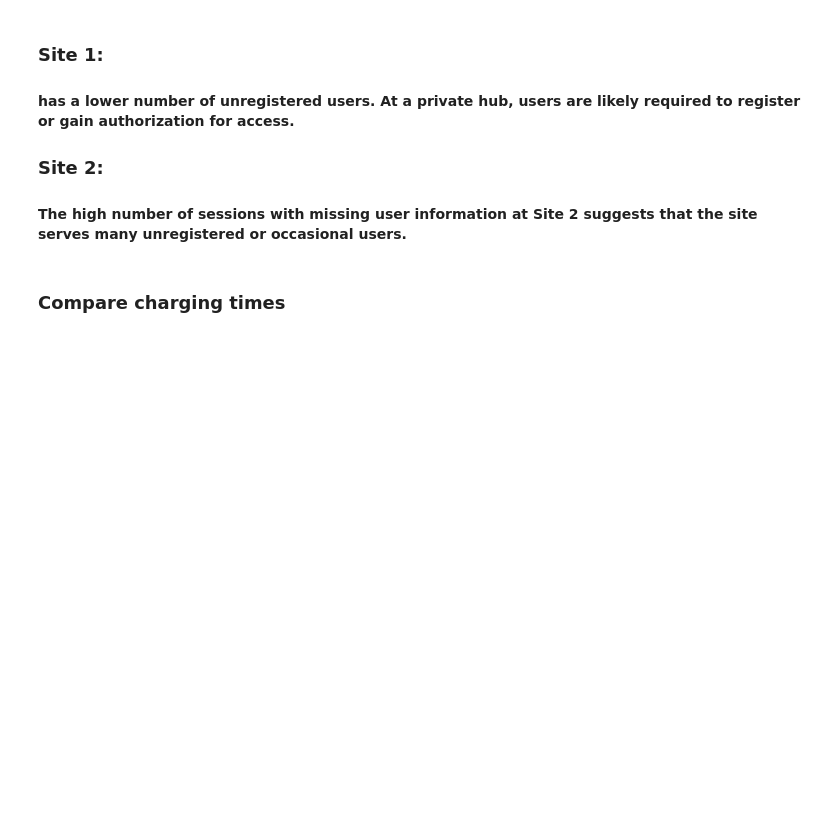
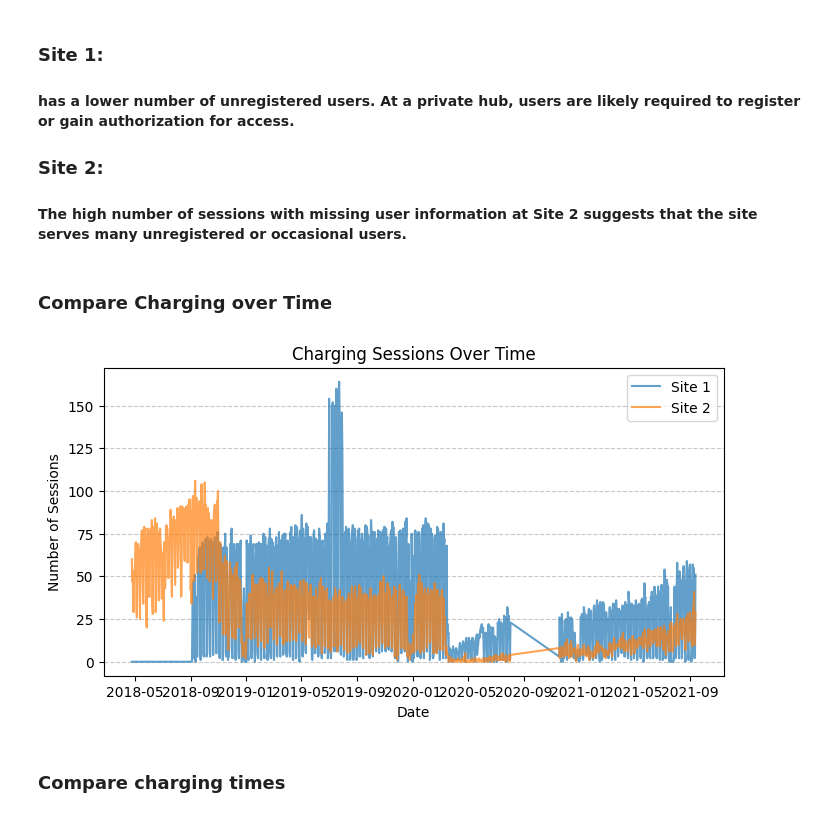
Before and after one commit to JanRkck/AA24, a Jupyter notebook: SiteCharacteristics.ipynb, the cells around one changed output. Drawn from its saved outputs; the diff is of its cells as text; code cells hidden in the pictures; blank space fills up the shorter version.

```diff
--- a/SiteCharacteristics.ipynb
+++ b/SiteCharacteristics.ipynb
@@ -39,6 +41,26 @@ Name: userID_missing, dtype: int64
 #### has a lower number of unregistered users. At a private hub, users are likely required to register or gain authorization for access.
 ### Site 2:
 #### The high number of sessions with missing user information at Site 2 suggests that the site serves many unregistered or occasional users.
+# %% [markdown]
+### Compare Charging over Time
+# %%
+df['connection_date'] = df['connectionTime'].dt.date
+
+# Aggregate charging sessions per day
+charging_sessions_per_day = df.groupby(['connection_date', 'siteID']).size().unstack(fill_value=0)
+
+# Plot charging sessions over time
+plt.figure(figsize=(8, 4))
+for siteID in charging_sessions_per_day.columns:
+    charging_sessions_per_day[siteID].plot(label=f'Site {siteID}', alpha=0.7)
+plt.title('Charging Sessions Over Time')
+plt.xlabel('Date')
+plt.ylabel('Number of Sessions')
+plt.legend()
+plt.grid(axis='y', linestyle='--', alpha=0.7)
+plt.show()
+# %% [output]
+[figure, added]
 # %% [markdown]
 ### Compare charging times
 # %%
```
Also changed, not shown: parts of 3 cells of this notebook.
